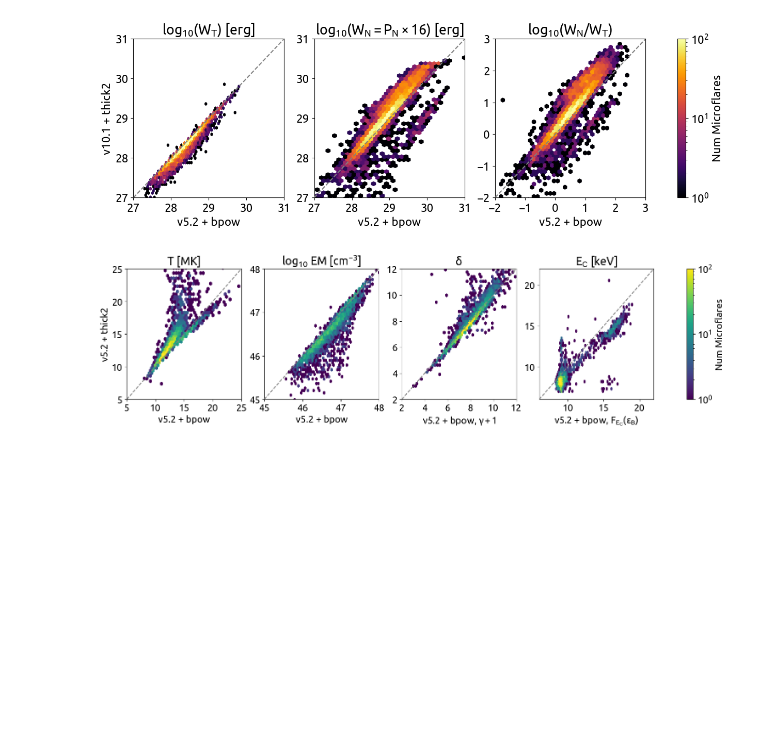
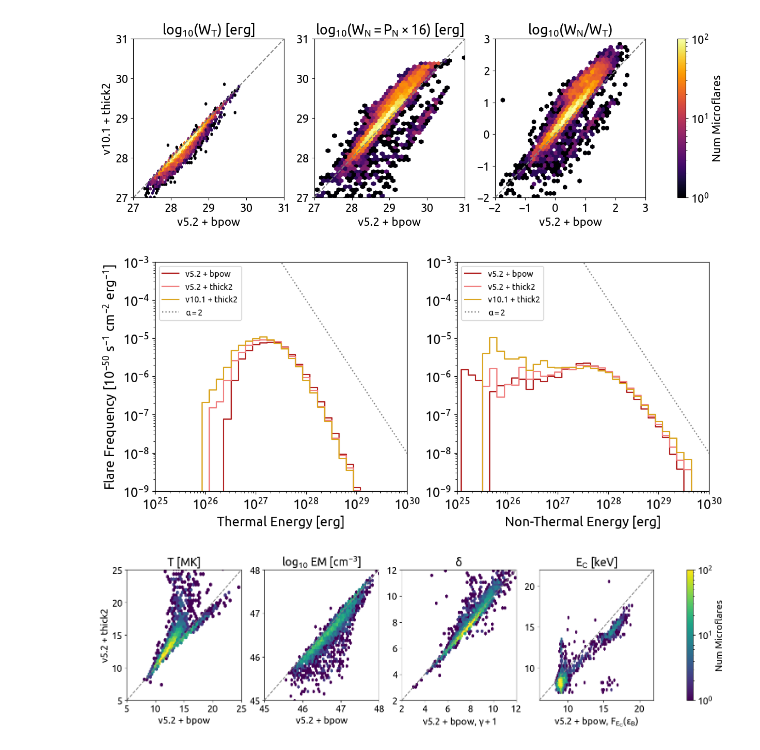
Before and after one commit to ianan/wee_2024, a Jupyter notebook: plot_compares.ipynb, the cells around one changed output. Drawn from its saved outputs; the diff is of its cells as text; code cells hidden in the pictures; blank space fills up the shorter version.

Commit message:
Add freq dist

```diff
--- a/plot_compares.ipynb
+++ b/plot_compares.ipynb
@@ -176,3 +206,46 @@ plt.show()
+# %%
+plt.rc('font', family='sans-serif', weight='normal', size=16)
+
+# Plot the thermal enegrgy frequency distribution
+fig,axs=plt.subplots(1,2,figsize=(12,5))
+axs[0].step(midsat,fhth_b05,where='mid',color='firebrick',label='v5.2 + bpow')
+axs[0].step(midsat,fhth_t05,where='mid',color='lightcoral',label='v5.2 + thick2')
+axs[0].step(midsat,fhth_t10,where='mid',color='goldenrod',label='v10.1 + thick2')
+
+# Example -2 line for comparison
+xl=np.array([1e22,1e32])
+axs[0].plot(xl,10**(52-2*np.log10(xl)),color='grey',ls='dotted',label=r'$\alpha=2$')
+axs[0].set_yscale('log')
+axs[0].set_xscale('log')
+axs[0].set_xlabel('Thermal Energy [erg]')
+axs[0].set_ylabel('Flare Frequency [10$^{-50}$ s$^{-1}$ cm$^{-2}$ erg$^{-1}$]')
+axs[0].set_xlim([1e25,1e30])
+axs[0].set_ylim([1e-9,1e-3])
+axs[0].legend(loc=2,prop={'size': 10})
+
+# #############################################
+# Plot the non-thermal enegrgy frequency distribution
+axs[1].step(midsat,fhnt_b05,where='mid',color='firebrick',label='v5.2 + bpow')
+axs[1].step(midsat,fhnt_t05,where='mid',color='lightcoral',label='v5.2 + thick2')
+axs[1].step(midsat,fhnt_t10,where='mid',color='goldenrod',label='v10.1 + thick2')
+
+# Example -2 line for comparison
+xl=np.array([1e22,1e32])
+axs[1].plot(xl,10**(52-2*np.log10(xl)),color='grey',ls='dotted',label=r'$\alpha=2$')
+
+axs[1].set_yscale('log')
+axs[1].set_xscale('log')
+axs[1].set_xlabel('Non-Thermal Energy [erg]')
+# axs[1].set_ylabel('Flare Frequency [10$^{-50}$ s$^{-1}$ cm$^{-2}$ erg$^{-1}$]')
+axs[1].set_xlim([1e25,1e30])
+axs[1].set_ylim([1e-9,1e-3])
+
+axs[1].legend(loc=2,prop={'size': 10})
+
+plt.savefig('comp_freq_dist.pdf',bbox_inches='tight')
+plt.show()
+# %% [output]
+[figure, added]
 # %%
 plt.rc('font', family='sans-serif', weight='normal', size=16)
 
```
Also changed, not shown: parts of 1 cell of this notebook, 7 other files.
